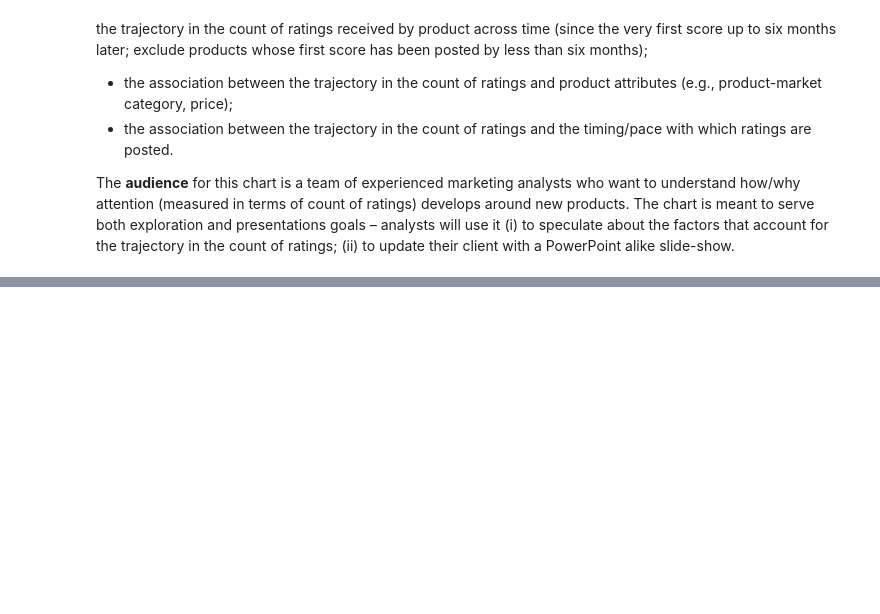
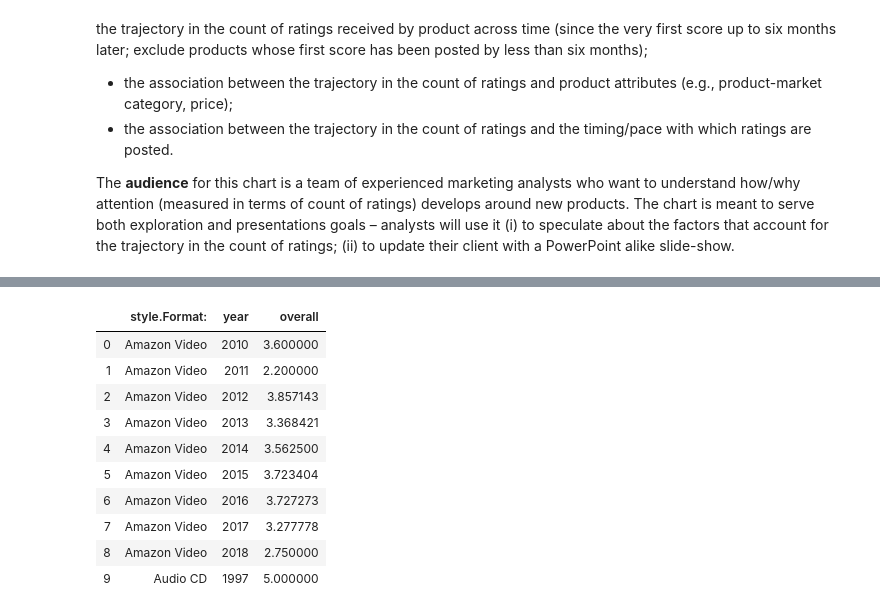
Before and after one commit to smartiiv/data_viz, a Jupyter notebook: Midtermproject.ipynb, the cells around one changed output, grey strips where cells are left out. Cells and saved outputs as stored; diff of their text form; code cells hidden in the pictures; blank space fills up the shorter version.

```diff
--- a/Midtermproject.ipynb
+++ b/Midtermproject.ipynb
@@ -54,0 +141,5 @@ metadata
+# %%
+Review.loc[:,'timestamp'] = pd.to_datetime(
+    Review['reviewTime'],
+    format = '%m %d, %Y'
+)
@@ -54,0 +159,14 @@ metadata
+# %%
+df2.head(10)
+# %% [output]
+|  | style.Format: | year | overall |
+| 0 | Amazon Video | 2010 | 3.600000 |
+| 1 | Amazon Video | 2011 | 2.200000 |
+| 2 | Amazon Video | 2012 | 3.857143 |
+| 3 | Amazon Video | 2013 | 3.368421 |
+| 4 | Amazon Video | 2014 | 3.562500 |
+| 5 | Amazon Video | 2015 | 3.723404 |
+| 6 | Amazon Video | 2016 | 3.727273 |
+| 7 | Amazon Video | 2017 | 3.277778 |
+| 8 | Amazon Video | 2018 | 2.750000 |
+| 9 | Audio CD | 1997 | 5.000000 |
```
Also changed, not shown: parts of 25 cells of this notebook.
